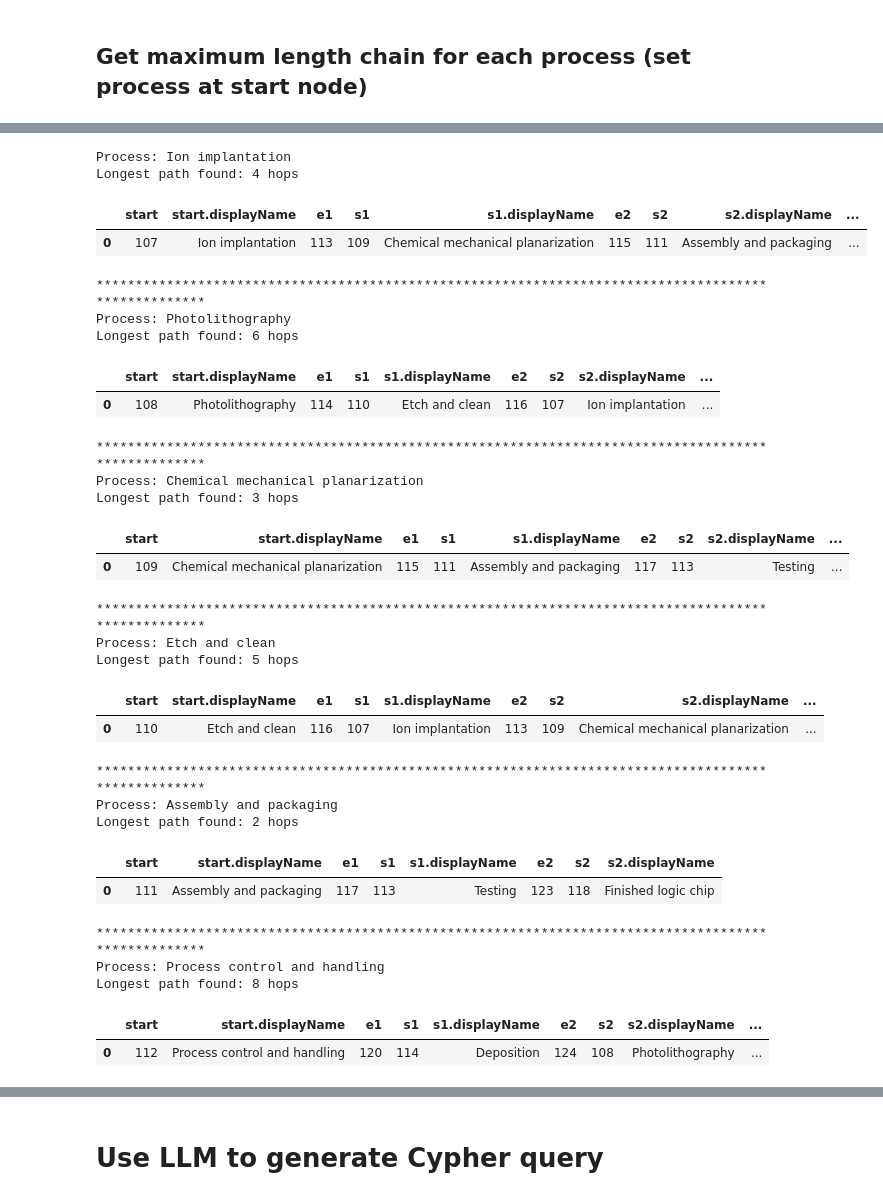
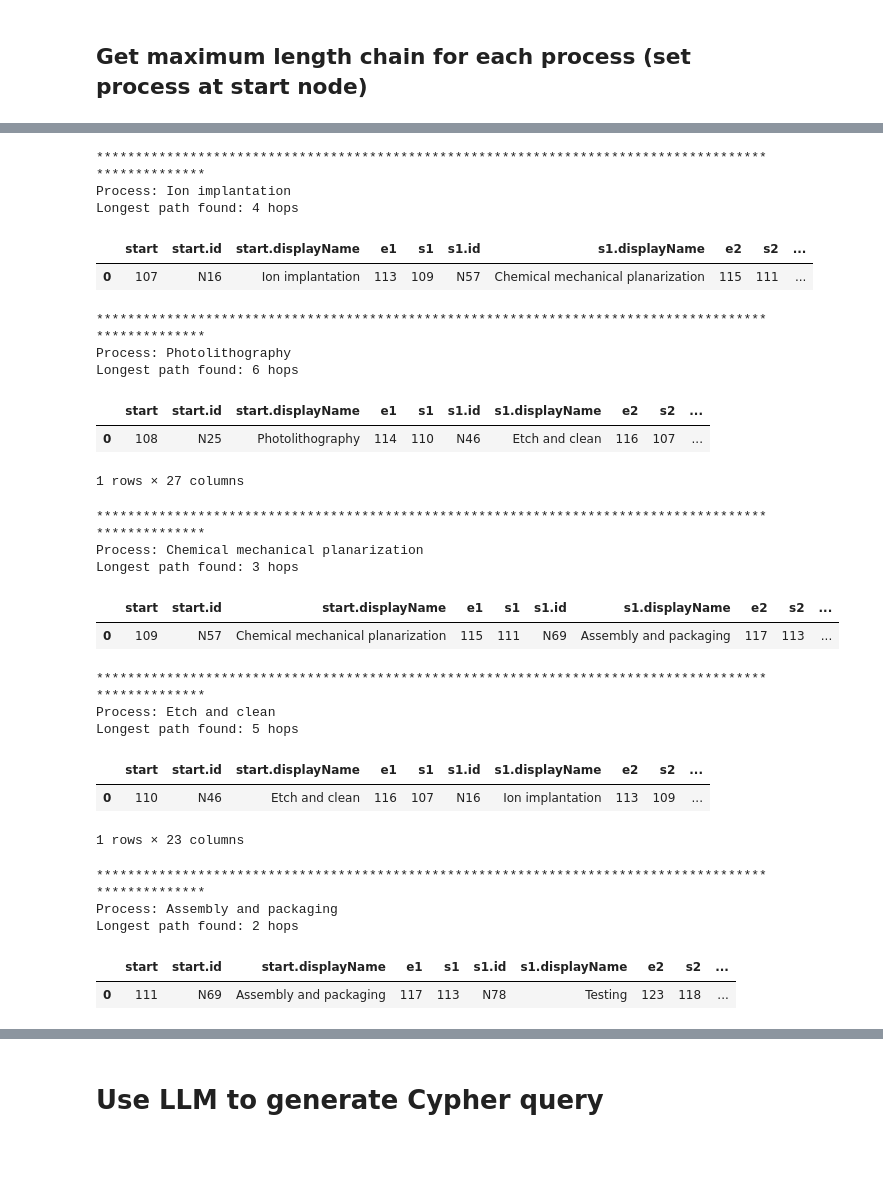
Before and after one commit to turing-db/turingdb-examples, a Jupyter notebook: examples/notebooks/public_version/supply_chain_eto-chip-explorer.ipynb, the cells around one changed output, grey strips where cells are left out. Cells and saved outputs as stored; diff of their text form; code cells hidden in the pictures; blank space fills up the shorter version.

```diff
--- a/examples/notebooks/public_version/supply_chain_eto-chip-explorer.ipynb
+++ b/examples/notebooks/public_version/supply_chain_eto-chip-explorer.ipynb
@@ -443,6 +407,7 @@ graph_name_nb_suffix = str(
             int(re.sub(graph_name_prefix, "", g))
             for g in list_graphs
             if g.startswith(graph_name_prefix)
+            and re.sub(graph_name_prefix, "", g).isdigit()
         ]
         + [0]
     )
@@ -1005,0 +1109,13 @@ Node : Process control and handling
+# %%
+%%time
+
+# Find semiconductor with misspellings in descriptions
+command = """
+MATCH (n{description~="semico"}) RETURN n, n.displayName, n.description
+"""
+df = client.query(command)
+if df.empty:
+    print("No result found")
+else:
+    df.columns = get_return_statements(command)
+    display(df)
@@ -1006,11 +1142,15 @@ Node : Process control and handling
 # %% [markdown]
 ## Get maximum length chain for each process (set process at start node)
 # %%
+%%time
+
 # Find all Process nodes
 command = """
-MATCH (n:Process) RETURN n, n.displayName, n.description
+MATCH (n:Process)
+RETURN n, n.displayName, n.description
 """
 df_processes = client.query(command)
+df_processes.columns = get_return_statements(command)
 display(df_processes)
 list_processes = list(df_processes["n.displayName"])
 print(list_processes)
@@ -1037,72 +1179,78 @@ def build_query_process_chain(process_name: str, hop_count: int) -> str:
     for k in range(1, hop_count + 1):
         query += f"-[e{k}]-(s{k})"
 
-    query += " RETURN start, start.displayName, "
+    query += " RETURN start, start.id, start.displayName, "
     for k in range(1, hop_count + 1):
         if k > 1:
             query += ", "
-        query += f"e{k}, s{k}, s{k}.displayName"
+        query += f"e{k}, s{k}, s{k}.id, s{k}.displayName"
 
     return query
 # %%
+%%time
+
 # Maximum number of hops to try
 max_hops = 12
 
+# Save all dictionaries during the process
+list_longest_df = []
+
 # Get maximum length chain for each process (set process at start node)
 for process in list_processes:
+    print(100 * "*")
     print(f"Process: {process}")
 
     found_path = False
     longest_df = None
     longest_hop = 0
 
     # Try increasing hop counts until we find the longest path
     for hop_count in range(1, max_hops + 1):
         command = build_query_process_chain(process, hop_count)
         df = client.query(command)
 
         if not df.empty:
             longest_df = df
             longest_hop = hop_count
             found_path = True
         else:
+            longest_df.columns = get_return_statements(build_query_process_chain(process, hop_count - 1))
             # If we get an empty result, we've reached the maximum path length
             break
 
     if found_path:
         print(f"Longest path found: {longest_hop} hops")
         display(longest_df)
+        list_longest_df.append(longest_df)
     else:
         print("No paths found")
 
-    print(100 * "*")
+print(100 * "*")
 # %% [output]
+****************************************************************************************************
 Process: Ion implantation
 Longest path found: 4 hops
-|  | start | start.displayName | e1 | s1 | s1.displayName | e2 | s2 | s2.displayName | ... |
-| 0 | 107 | Ion implantation | 113 | 109 | Chemical mechanical planarization | 115 | 111 | Assembly and packaging | ... |
+|  | start | start.id | start.displayName | e1 | s1 | s1.id | s1.displayName | e2 | s2 | ... |
+| 0 | 107 | N16 | Ion implantation | 113 | 109 | N57 | Chemical mechanical planarization | 115 | 111 | ... |
 ****************************************************************************************************
 Process: Photolithography
 Longest path found: 6 hops
-|  | start | start.displayName | e1 | s1 | s1.displayName | e2 | s2 | s2.displayName | ... |
-| 0 | 108 | Photolithography | 114 | 110 | Etch and clean | 116 | 107 | Ion implantation | ... |
+|  | start | start.id | start.displayName | e1 | s1 | s1.id | s1.displayName | e2 | s2 | ... |
+| 0 | 108 | N25 | Photolithography | 114 | 110 | N46 | Etch and clean | 116 | 107 | ... |
-****************************************************************************************************
-Process: Chemical mechanical planarization
-Longest path found: 3 hops
+1 rows × 27 columns
+****************************************************************************************************
+Process: Chemical mechanical planarization
+Longest path found: 3 hops
-|  | start | start.displayName | e1 | s1 | s1.displayName | e2 | s2 | s2.displayName | ... |
-| 0 | 109 | Chemical mechanical planarization | 115 | 111 | Assembly and packaging | 117 | 113 | Testing | ... |
+|  | start | start.id | start.displayName | e1 | s1 | s1.id | s1.displayName | e2 | s2 | ... |
+| 0 | 109 | N57 | Chemical mechanical planarization | 115 | 111 | N69 | Assembly and packaging | 117 | 113 | ... |
-****************************************************************************************************
-Process: Etch and clean
-Longest path found: 5 hops
+****************************************************************************************************
+Process: Etch and clean
+Longest path found: 5 hops
-|  | start | start.displayName | e1 | s1 | s1.displayName | e2 | s2 | s2.displayName | ... |
-| 0 | 110 | Etch and clean | 116 | 107 | Ion implantation | 113 | 109 | Chemical mechanical planarization | ... |
+|  | start | start.id | start.displayName | e1 | s1 | s1.id | s1.displayName | e2 | s2 | ... |
+| 0 | 110 | N46 | Etch and clean | 116 | 107 | N16 | Ion implantation | 113 | 109 | ... |
-****************************************************************************************************
-Process: Assembly and packaging
-Longest path found: 2 hops
+1 rows × 23 columns
+****************************************************************************************************
+Process: Assembly and packaging
+Longest path found: 2 hops
-|  | start | start.displayName | e1 | s1 | s1.displayName | e2 | s2 | s2.displayName |
-| 0 | 111 | Assembly and packaging | 117 | 113 | Testing | 123 | 118 | Finished logic chip |
+|  | start | start.id | start.displayName | e1 | s1 | s1.id | s1.displayName | e2 | s2 | ... |
+| 0 | 111 | N69 | Assembly and packaging | 117 | 113 | N78 | Testing | 123 | 118 | ... |
-****************************************************************************************************
-Process: Process control and handling
-Longest path found: 8 hops
-|  | start | start.displayName | e1 | s1 | s1.displayName | e2 | s2 | s2.displayName | ... |
-| 0 | 112 | Process control and handling | 120 | 114 | Deposition | 124 | 108 | Photolithography | ... |
```
Also changed, not shown: parts of 69 cells of this notebook, 2 other files.
